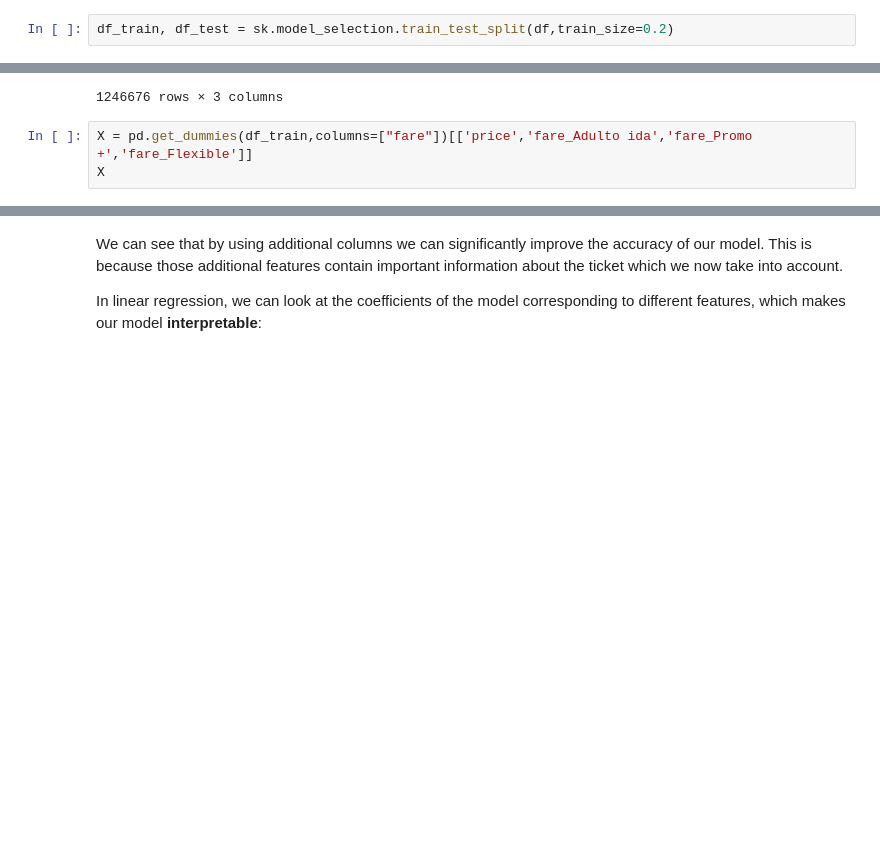
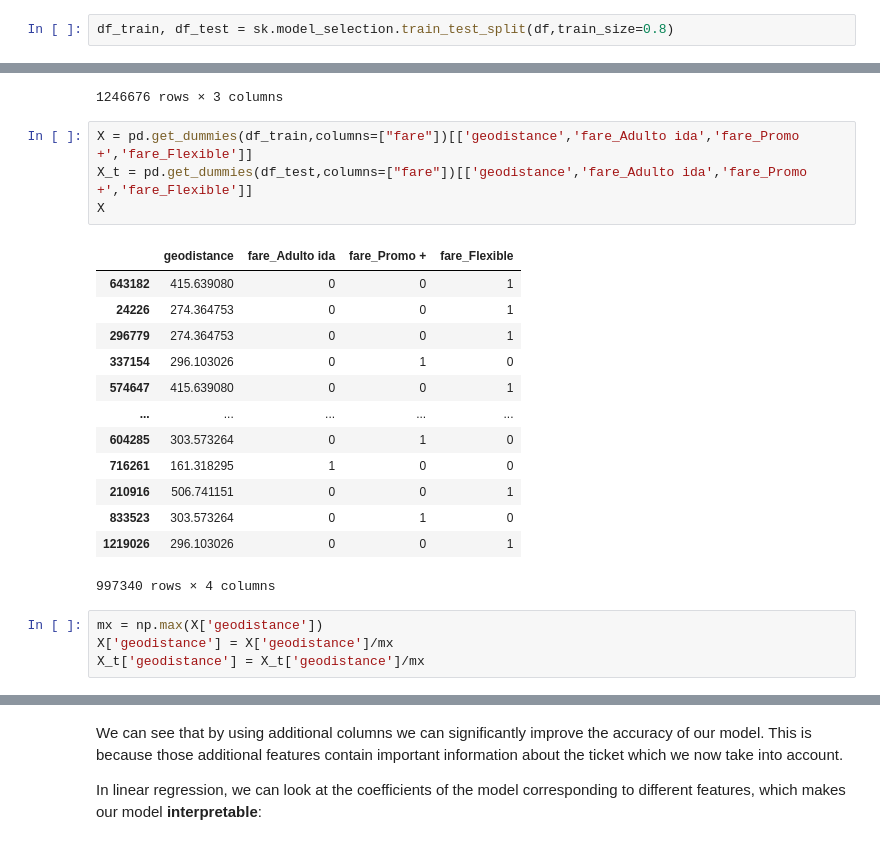
Before and after one commit to shwars/ai_course, a Jupyter notebook: en/2-ml/2-Regression.ipynb, the cells around one changed output, grey strips where cells are left out. Cells and saved outputs as stored; diff of their text form; blank space fills up the shorter version.

```diff
--- a/en/2-ml/2-Regression.ipynb
+++ b/en/2-ml/2-Regression.ipynb
@@ -35,4 +35,4 @@ df
 # %% [markdown]
 Let's split the dataset between training set and test set (or validation set):
 # %%
-df_train, df_test = sk.model_selection.train_test_split(df,train_size=0.2)
+df_train, df_test = sk.model_selection.train_test_split(df,train_size=0.8)
@@ -214,5 +272,24 @@ pd.get_dummies(df["fare"])
 | 1246675 | 0 | 0 | 1 |
 1246676 rows × 3 columns
 # %%
-X = pd.get_dummies(df_train,columns=["fare"])[['price','fare_Adulto ida','fare_Promo +','fare_Flexible']]
+X = pd.get_dummies(df_train,columns=["fare"])[['geodistance','fare_Adulto ida','fare_Promo +','fare_Flexible']]
+X_t = pd.get_dummies(df_test,columns=["fare"])[['geodistance','fare_Adulto ida','fare_Promo +','fare_Flexible']]
 X
+# %% [output]
+|  | geodistance | fare_Adulto ida | fare_Promo + | fare_Flexible |
+| 643182 | 415.639080 | 0 | 0 | 1 |
+| 24226 | 274.364753 | 0 | 0 | 1 |
+| 296779 | 274.364753 | 0 | 0 | 1 |
+| 337154 | 296.103026 | 0 | 1 | 0 |
+| 574647 | 415.639080 | 0 | 0 | 1 |
+| ... | ... | ... | ... | ... |
+| 604285 | 303.573264 | 0 | 1 | 0 |
+| 716261 | 161.318295 | 1 | 0 | 0 |
+| 210916 | 506.741151 | 0 | 0 | 1 |
+| 833523 | 303.573264 | 0 | 1 | 0 |
+| 1219026 | 296.103026 | 0 | 0 | 1 |
+997340 rows × 4 columns
+# %%
+mx = np.max(X['geodistance'])
+X['geodistance'] = X['geodistance']/mx
+X_t['geodistance'] = X_t['geodistance']/mx
```
Also changed, not shown: parts of 27 cells of this notebook, 4 other files.
